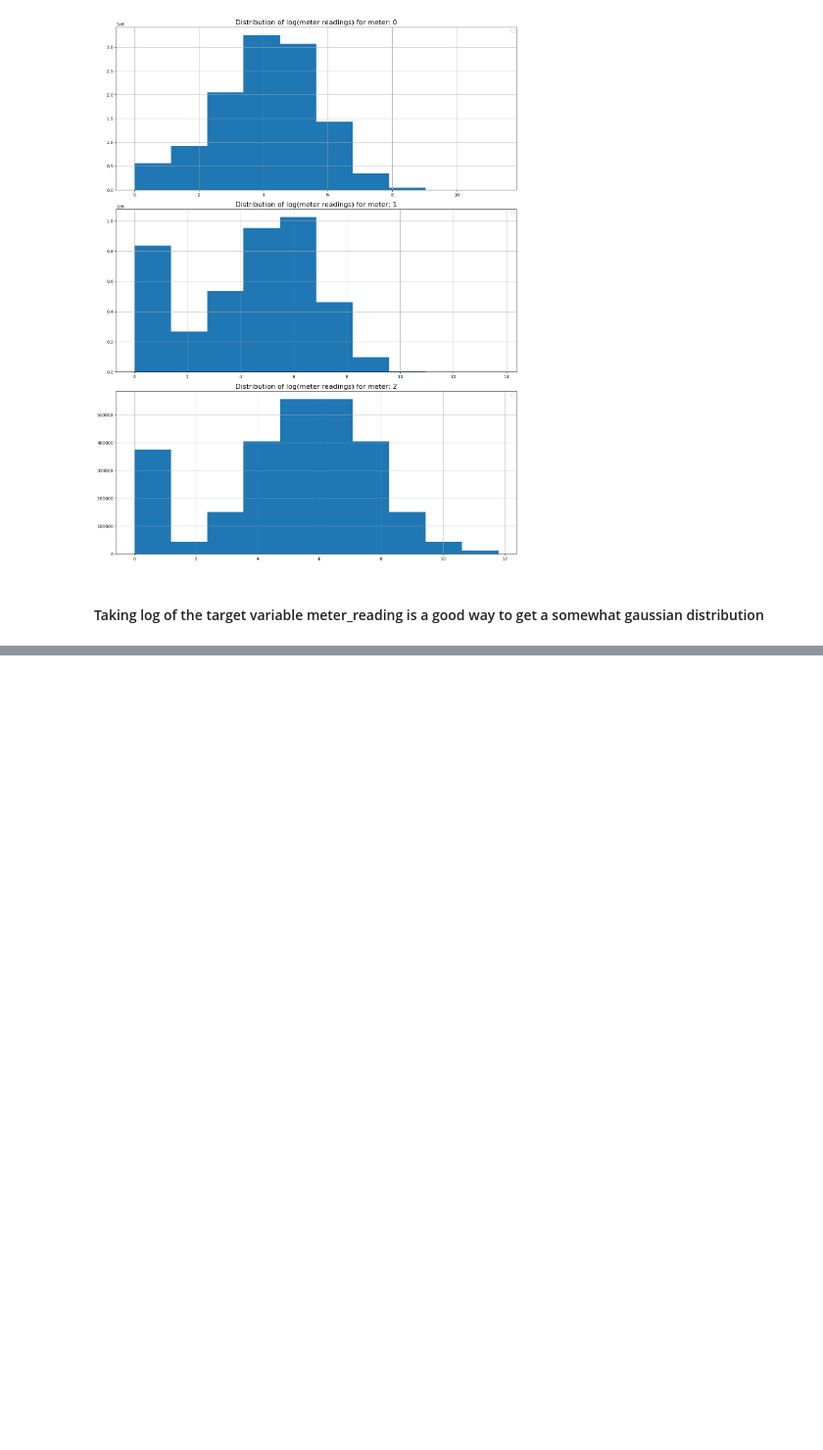
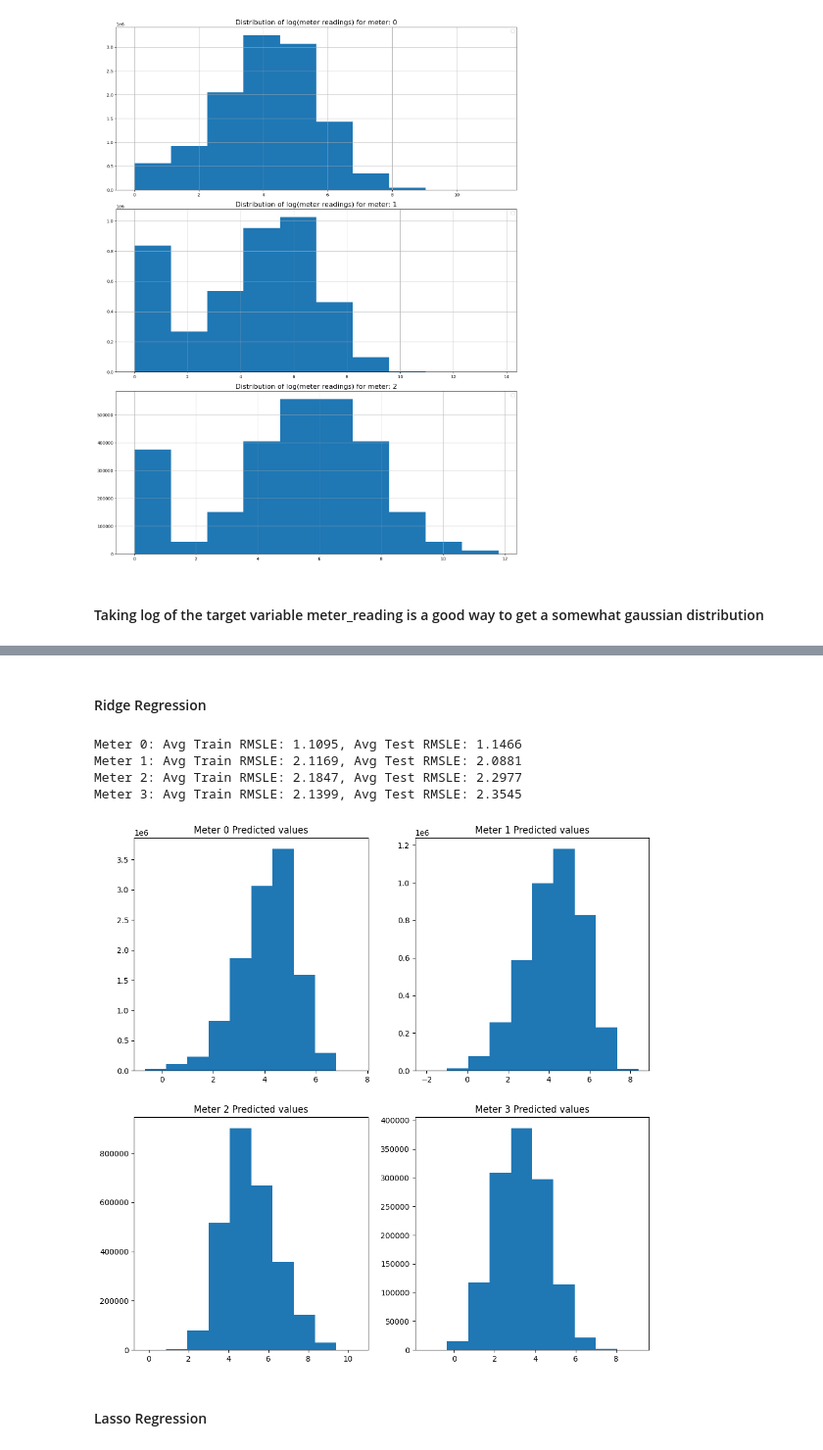
Before and after one commit to sharad5/EnergyPrediction-ASHRAE, a Jupyter notebook: code/EDA + Data Treatment (Sharad).ipynb, the cells around one changed output, grey strips where cells are left out. Shown at 98% size. Cells and saved outputs as stored; diff of their text form; code cells hidden in the pictures; blank space fills up the shorter version.

```diff
--- a/code/EDA + Data Treatment (Sharad).ipynb
+++ b/code/EDA + Data Treatment (Sharad).ipynb
@@ -348,0 +335,78 @@ KeyboardInterrupt:
+# %%
+train['weekday'] = train['timestamp'].dt.weekday
+train['hour'] = train['timestamp'].dt.hour
+train['day'] = train['timestamp'].dt.day
+train['weekend'] = train["timestamp"].dt.weekday.isin([5,6]).astype(int)
+train['month'] = train['timestamp'].dt.month
+train['log_square_feet'] =  np.log1p(train['square_feet'])
+# %%
+primary_use_enc = TargetEncoder(cols=["primary_use"]).fit(train["primary_use"], train["log_meter_reading"])
+train["primary_use_enc"] = primary_use_enc.transform(train["primary_use"])
+# %%
+features=['air_temperature', 'cloud_coverage', 'dew_temperature',\
+          'precip_depth_1_hr', 'sea_level_pressure', 'wind_direction',\
+          'wind_speed', 'weekday', 'hour', 'weekend',\
+          'log_square_feet', 'primary_use']
+target='log_meter_reading'
+# %%
+X = train[features]
+y = train[target]
+# %% [markdown]
+#### Ridge Regression
+# %%
+features=['air_temperature', 'cloud_coverage', 'dew_temperature',\
+          'precip_depth_1_hr', 'sea_level_pressure', 'wind_direction',\
+          'wind_speed', 'weekday', 'hour', 'weekend',\
+          'log_square_feet', 'primary_use']
+target='log_meter_reading'
+
+meters = train["meter"].sort_values().unique()
+for idx,meter in enumerate(meters):
+    X = train.loc[train["meter"] == meter,features].reset_index(drop=True)
+    y = train.loc[train["meter"] == meter,target].reset_index(drop=True)
+    tscv = TimeSeriesSplit()
+    train_rmlse_scores, test_rmlse_scores = [], []
+    for i, (train_index, test_index) in enumerate(tscv.split(X)):
+        X_train, X_test, y_train, y_test = X.loc[train_index,:].copy(), X.loc[test_index,:].copy(), y[train_index].copy(), y[test_index].copy()
+
+        primary_use_enc = TargetEncoder(cols=["primary_use"]).fit(X_train["primary_use"], y_train)
+        X_train["primary_use"] = primary_use_enc.transform(X_train["primary_use"])
+        X_test["primary_use"] = primary_use_enc.transform(X_test["primary_use"])
+
+        ridge_reg = Ridge(alpha=0.1)
+        ridge_reg.fit(X_train, y_train)
+        y_pred_train = ridge_reg.predict(X_train)
+        train_rmlse_scores.append(mean_squared_error(y_train, y_pred_train, squared=False))
+        y_pred_test = ridge_reg.predict(X_test)
+        test_rmlse_scores.append(mean_squared_error(y_test, y_pred_test, squared=False))
+        del X_train, X_test, y_train, y_test
+        gc.collect()
+    print("Meter %d: Avg Train RMSLE: %.4f, Avg Test RMSLE: %.4f" % (meter, np.mean(train_rmlse_scores), np.mean(test_rmlse_scores)))
+# %% [output]
+Meter 0: Avg Train RMSLE: 1.1095, Avg Test RMSLE: 1.1466
+Meter 1: Avg Train RMSLE: 2.1169, Avg Test RMSLE: 2.0881
+Meter 2: Avg Train RMSLE: 2.1847, Avg Test RMSLE: 2.2977
+Meter 3: Avg Train RMSLE: 2.1399, Avg Test RMSLE: 2.3545
+# %%
+features=['air_temperature', 'cloud_coverage', 'dew_temperature',\
+          'precip_depth_1_hr', 'sea_level_pressure', 'wind_direction',\
+          'wind_speed', 'weekday', 'hour', 'weekend',\
+          'log_square_feet', 'primary_use_enc', 'meter']
+
+X = train[features]
+y = train[target]
+
+plt.figure(figsize=(12, 12))
+for idx,meter in enumerate(meters):
+    X = train.loc[train["meter"] == meter,features].reset_index(drop=True)
+    y = train.loc[train["meter"] == meter,target].reset_index(drop=True)
+    ridge_reg = Ridge(alpha=1)
+    ridge_reg.fit(X, y)
+    y_pred_train = ridge_reg.predict(X)
+    plt.subplot(2,2,idx+1)
+    plt.hist(y_pred_train)
+    plt.title("Meter %d Predicted values" % (meter))
+# %% [output]
+[figure, added]
+# %% [markdown]
+#### Lasso Regression
```
Also changed, not shown: parts of 23 cells of this notebook.
